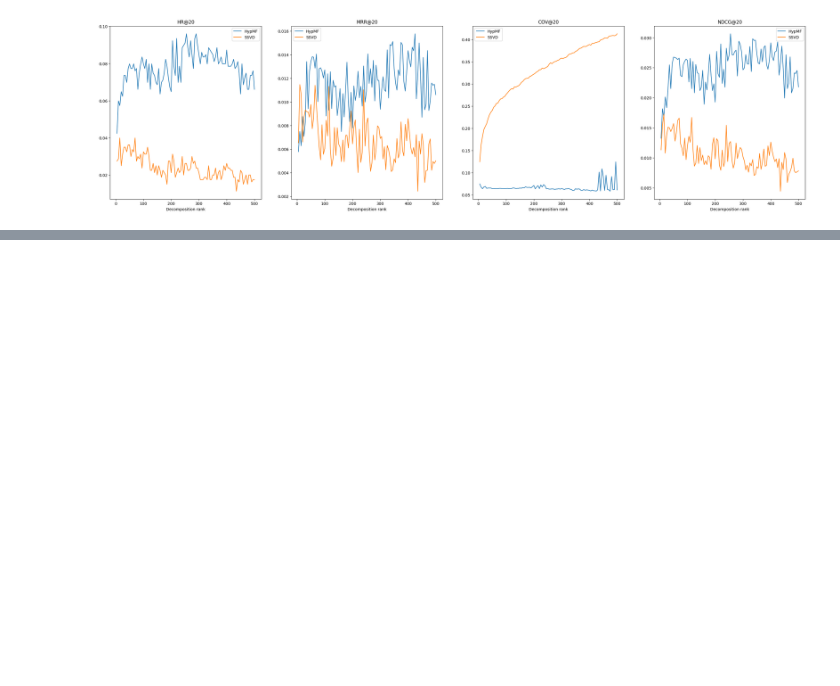
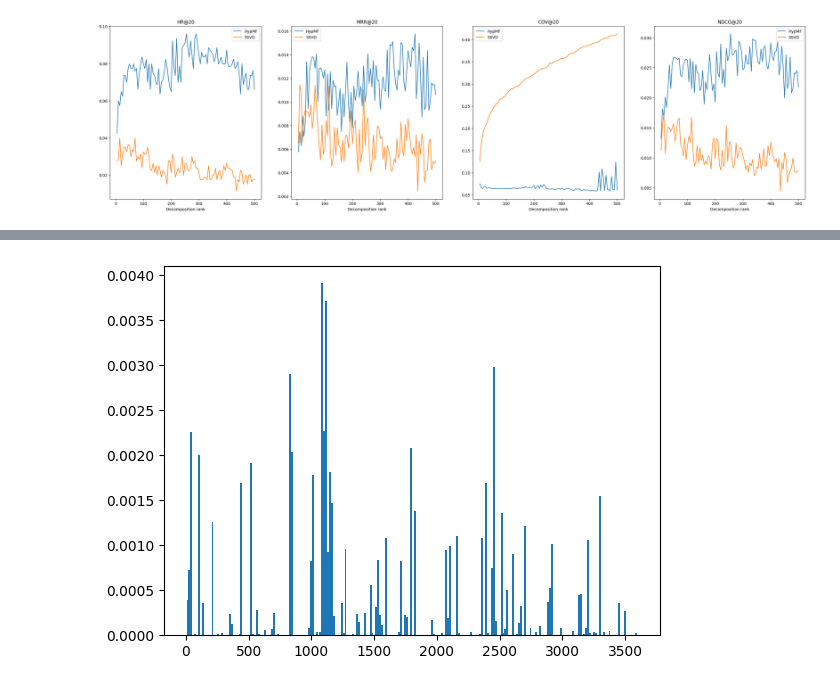
Before and after one commit to Arioll/HyperbolicMF, a Jupyter notebook: movielens_data.ipynb, the cells around one changed output, grey strips where cells are left out. Cells and saved outputs as stored; diff of their text form; code cells hidden in the pictures; blank space fills up the shorter version.

```diff
--- a/movielens_data.ipynb
+++ b/movielens_data.ipynb
@@ -232,0 +387,6 @@ Text(0.5, 0, 'Decomposition rank')
+# %%
+n_bins = len(np.unique(preds.ravel()))
+# %%
+_ = plt.hist(preds.ravel(), bins=n_bins, density=True)
+# %% [output]
+[figure, added]
```
Also changed, not shown: parts of 30 cells of this notebook, 4 other files.
